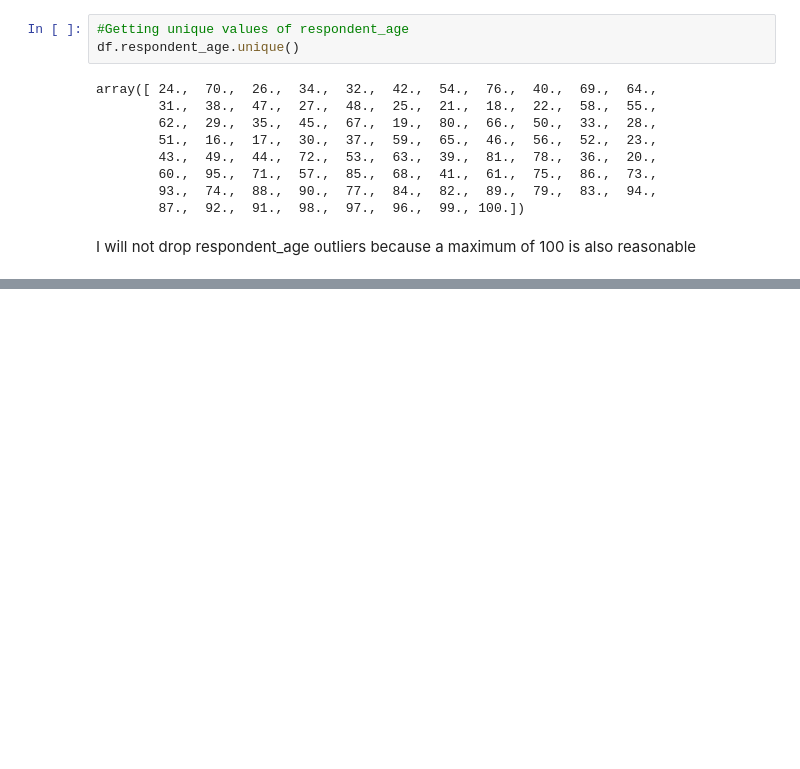
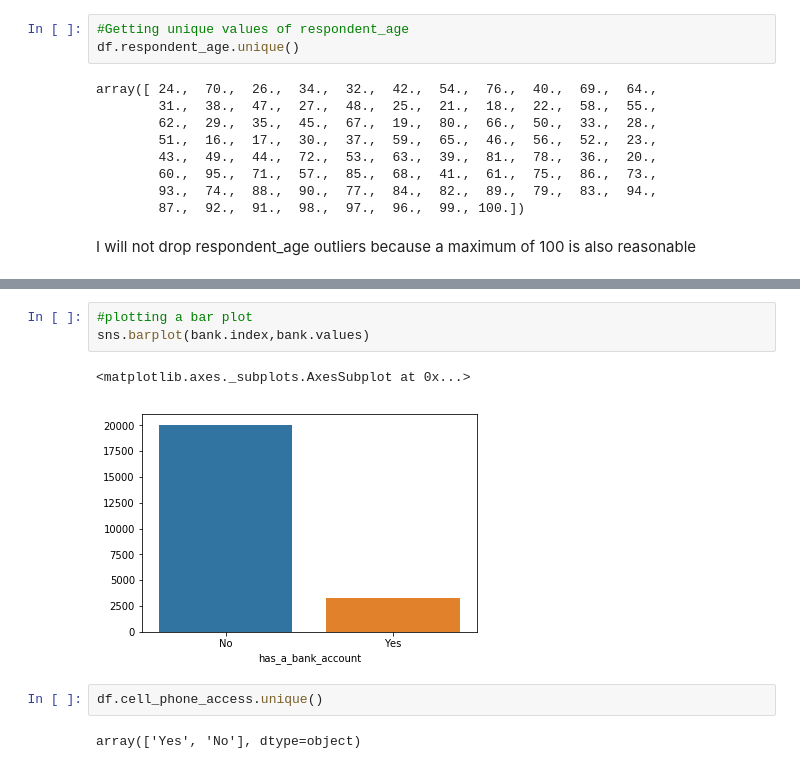
Before and after one commit to kaindoh/Financial-Inclusion-Data-Analysis, a Jupyter notebook: Individuals_are_most_likely_to_have_or_use_a_bank_account.ipynb, the cells around one changed output, grey strips where cells are left out. Cells and saved outputs as stored; diff of their text form; blank space fills up the shorter version.

```diff
--- a/Individuals_are_most_likely_to_have_or_use_a_bank_account.ipynb
+++ b/Individuals_are_most_likely_to_have_or_use_a_bank_account.ipynb
@@ -219,0 +347,10 @@ I will not drop respondent_age outliers because a maximum of 100 is also reasona
+# %%
+#plotting a bar plot
+sns.barplot(bank.index,bank.values)
+# %% [output]
+<matplotlib.axes._subplots.AxesSubplot at 0x...>
+[figure, added]
+# %%
+df.cell_phone_access.unique()
+# %% [output]
+array(['Yes', 'No'], dtype=object)
```
Also changed, not shown: parts of 83 cells of this notebook.
